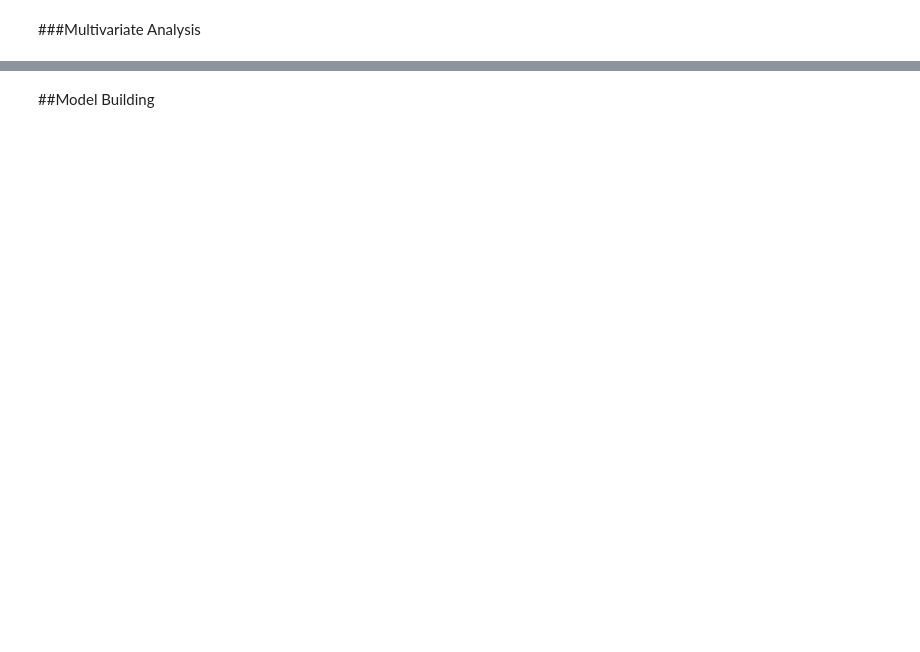
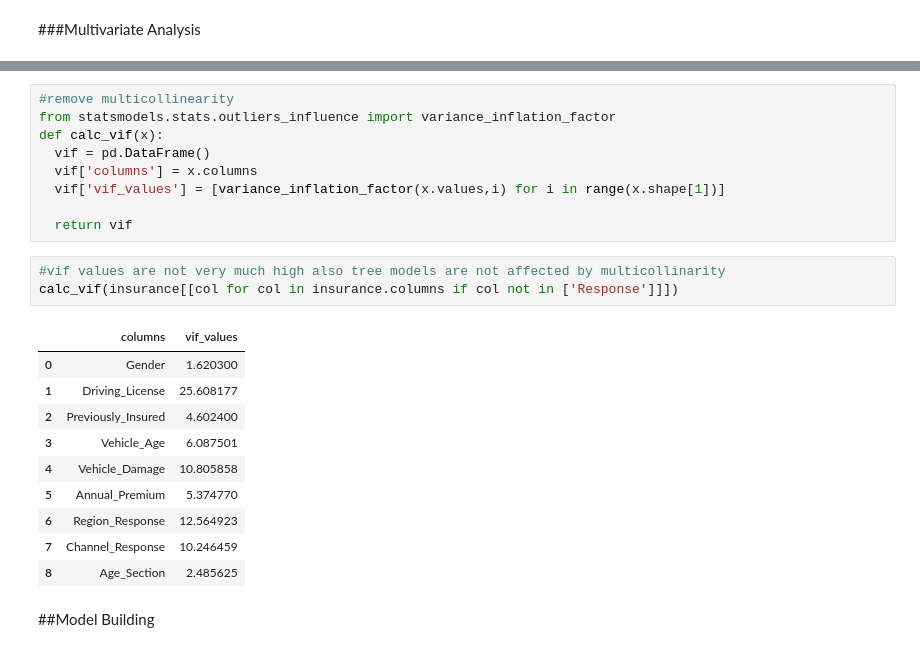
Before and after one commit to sauravkumar19/HEALTH-INSURANCE-CROSS-SELL-PREDICTION, a Jupyter notebook: HEALTH_INSURANCE_CROSS_SELL_PREDICTION.ipynb, the cells around one changed output, grey strips where cells are left out. Drawn from its saved outputs; the diff is of its cells as text; blank space fills up the shorter version.

```diff
--- a/HEALTH_INSURANCE_CROSS_SELL_PREDICTION.ipynb
+++ b/HEALTH_INSURANCE_CROSS_SELL_PREDICTION.ipynb
@@ -1018,5 +1035,28 @@ sns.heatmap((correlation), annot=True, cmap='coolwarm')
 # %% [output]
 <matplotlib.axes._subplots.AxesSubplot at 0x...>
 [figure]
+# %%
+#remove multicollinearity
+from statsmodels.stats.outliers_influence import variance_inflation_factor
+def calc_vif(x):
+  vif = pd.DataFrame()
+  vif['columns'] = x.columns
+  vif['vif_values'] = [variance_inflation_factor(x.values,i) for i in range(x.shape[1])]
+
+  return vif
+# %%
+#vif values are not very much high also tree models are not affected by multicollinarity
+calc_vif(insurance[[col for col in insurance.columns if col not in ['Response']]])
+# %% [output]
+|  | columns | vif_values |
+| 0 | Gender | 1.620300 |
+| 1 | Driving_License | 25.608177 |
+| 2 | Previously_Insured | 4.602400 |
+| 3 | Vehicle_Age | 6.087501 |
+| 4 | Vehicle_Damage | 10.805858 |
+| 5 | Annual_Premium | 5.374770 |
+| 6 | Region_Response | 12.564923 |
+| 7 | Channel_Response | 10.246459 |
+| 8 | Age_Section | 2.485625 |
 # %% [markdown]
 ##Model Building
```
Also changed, not shown: parts of 76 cells of this notebook.
